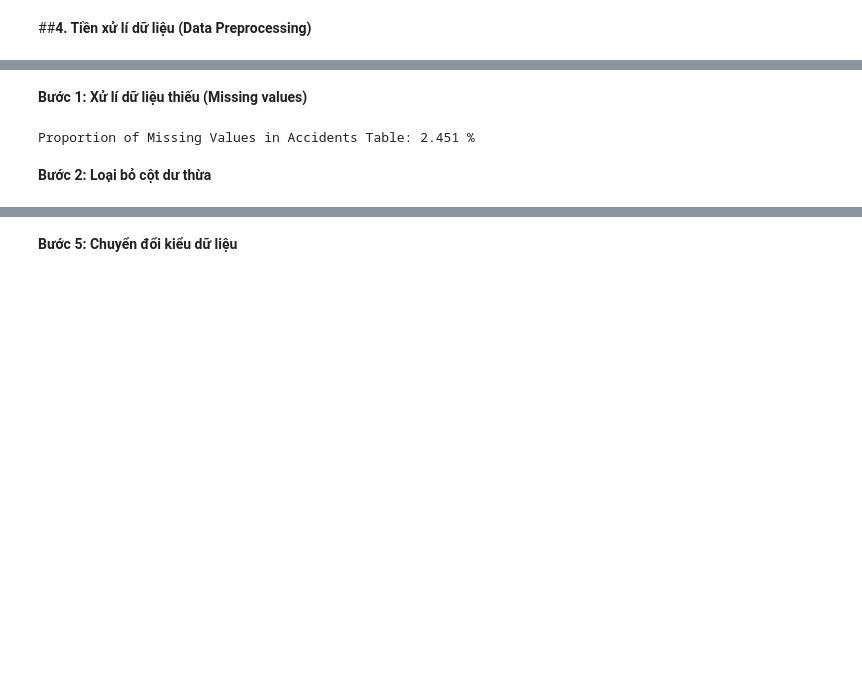
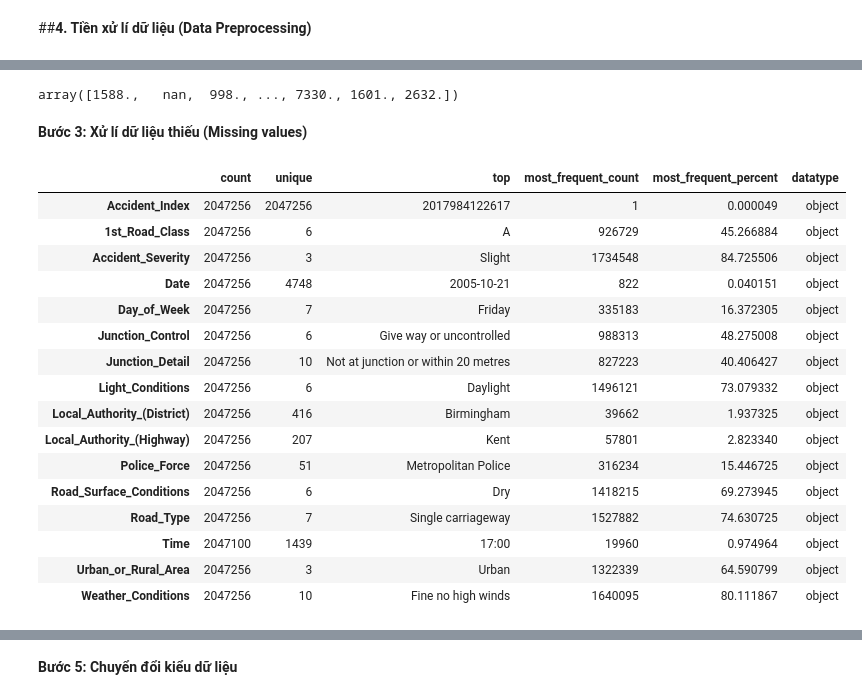
Before and after one commit to mihhwiNick/DA_project, a Jupyter notebook: UK_Road_Traffic_Accident_DA.ipynb, the cells around one changed output, grey strips where cells are left out. Drawn from its saved outputs; the diff is of its cells as text; code cells hidden in the pictures; blank space fills up the shorter version.

```diff
--- a/UK_Road_Traffic_Accident_DA.ipynb
+++ b/UK_Road_Traffic_Accident_DA.ipynb
@@ -500,9 +635,37 @@ display(description_object[['count', 'unique', 'top', 'freq', 'most_frequent_cou
+# %%
+vehicle_draft1['Engine_Capacity_.CC.'].unique()
+# %% [output]
+array([1588.,   nan,  998., ..., 7330., 1601., 2632.])
 # %% [markdown]
-**Bước 1: Xử lí dữ liệu thiếu (Missing values)**
+**Bước 3: Xử lí dữ liệu thiếu (Missing values)**
-# %%
-print('Proportion of Missing Values in Accidents Table:',
-      round(Accident.isna().sum().sum()/len(Accident), 3), '%')
-# %% [output]
-Proportion of Missing Values in Accidents Table: 2.451 %
-# %% [markdown]
-**Bước 2: Loại bỏ cột dư thừa**
+# %%
+# Lọc các cột object
+object_accident = accidents_draft1.select_dtypes(include=['object'])
+description_object = object_accident.describe().T
+
+# Thêm các thông tin bổ sung
+description_object['unique_count'] = object_accident.nunique()
+description_object['most_frequent_count'] = object_accident.apply(lambda x: x.value_counts().iloc[0])
+description_object['most_frequent_percent'] = (description_object['most_frequent_count'] / len(Accident)) * 100
+description_object['datatype'] = object_accident.dtypes
+
+# Hiển thị kết quả
+display(description_object[['count', 'unique', 'top', 'most_frequent_count', 'most_frequent_percent', 'datatype']])
+# %% [output]
+|  | count | unique | top | most_frequent_count | most_frequent_percent | datatype |
+| Accident_Index | 2047256 | 2047256 | 2017984122617 | 1 | 0.000049 | object |
+| 1st_Road_Class | 2047256 | 6 | A | 926729 | 45.266884 | object |
+| Accident_Severity | 2047256 | 3 | Slight | 1734548 | 84.725506 | object |
+| Date | 2047256 | 4748 | 2005-10-21 | 822 | 0.040151 | object |
+| Day_of_Week | 2047256 | 7 | Friday | 335183 | 16.372305 | object |
+| Junction_Control | 2047256 | 6 | Give way or uncontrolled | 988313 | 48.275008 | object |
+| Junction_Detail | 2047256 | 10 | Not at junction or within 20 metres | 827223 | 40.406427 | object |
+| Light_Conditions | 2047256 | 6 | Daylight | 1496121 | 73.079332 | object |
+| Local_Authority_(District) | 2047256 | 416 | Birmingham | 39662 | 1.937325 | object |
+| Local_Authority_(Highway) | 2047256 | 207 | Kent | 57801 | 2.823340 | object |
+| Police_Force | 2047256 | 51 | Metropolitan Police | 316234 | 15.446725 | object |
+| Road_Surface_Conditions | 2047256 | 6 | Dry | 1418215 | 69.273945 | object |
+| Road_Type | 2047256 | 7 | Single carriageway | 1527882 | 74.630725 | object |
+| Time | 2047100 | 1439 | 17:00 | 19960 | 0.974964 | object |
+| Urban_or_Rural_Area | 2047256 | 3 | Urban | 1322339 | 64.590799 | object |
+| Weather_Conditions | 2047256 | 10 | Fine no high winds | 1640095 | 80.111867 | object |
```
Also changed, not shown: parts of 24 cells of this notebook.
